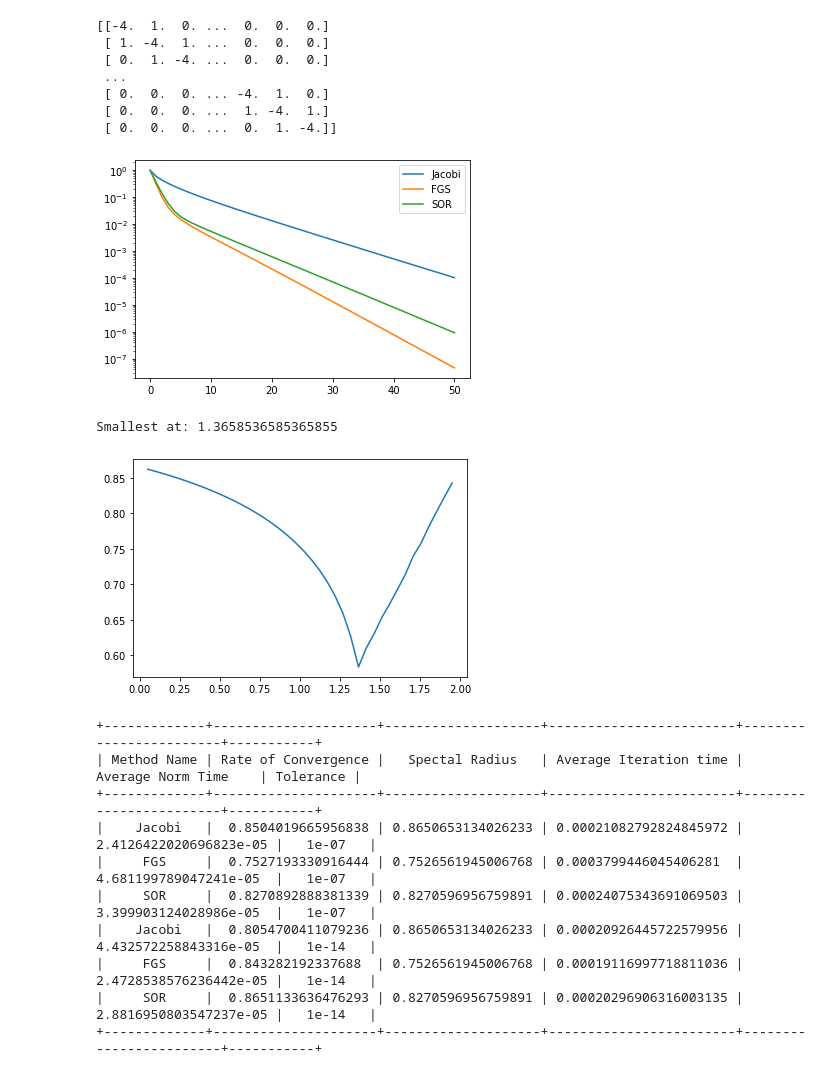
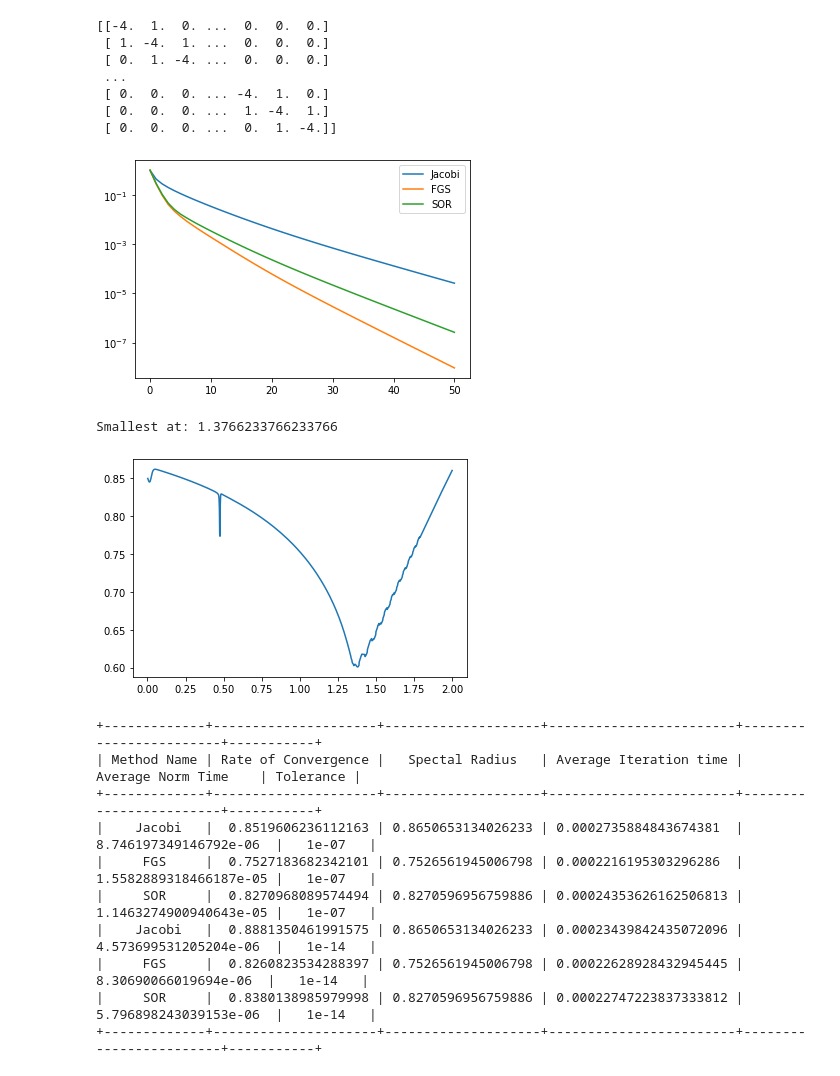
Before and after one commit to CelestialCry/Numerical-Methods, a Jupyter notebook: Øving/Assignment1.ipynb, the cells around one changed output. Cells and saved outputs as stored; diff of their text form; code cells hidden in the pictures.

```diff
--- a/Øving/Assignment1.ipynb
+++ b/Øving/Assignment1.ipynb
@@ -498,42 +498,42 @@ def testIteration(Iterative, initVal = False, A = test, f = randomVec(9, 10), u0
     return diffRes[-1], specRad, avgItTime, avgDiffTime, TOL, relRes
 # %%
 # This is part one of the solution to taks i)
-def rankResidues(A, printable = False):
+def rankResidues(A, w=0.7, printable = False):
     """
     A function which makes a plot of the relative residues from the different methods
     It generates a random f and creates a random guess, to randomize the test
 
     --Parameter--
     A - NumPy Matrix
         The matrix to use a base for the iteration problem
 
     --Side-effect--
     Prints a plot of the residues
 
     --Returns--
     A tuple of the residues
     """
 
     f, u = randomVec(100, 10), randomVec(100, 10)
     methods = [jacobiMeth, ForwardGSMeth, SuccessOverRelaxMeth]
     names = ["Jacobi", "FGS", "SOR"]
 
-    pilates = [testIteration(meth, False, A, f, u, 50, 1e-10, 0.7)[-1] for meth in methods]
+    pilates = [testIteration(meth, False, A, f, u, 50, 1e-10, w)[-1] for meth in methods]
 
     for i in range(len(names)):
         pilates[i] = (names[i], pilates[i])
 
     if printable:
         plt.figure()
         for el in pilates:
             plt.semilogy(el[1], label = el[0])
         plt.legend()
 
     return pilates
 
 hack = rankResidues(toRun, True) # Need to bind the output, so that jupyter won't print it
 # %% [output]
-[figure, old version]
+[figure, new version]
 # %%
 # This is part two of the solution of i)
 def optimalSOR(fineness, A, f, u, printable = False):
@@ -571,18 +571,18 @@ f, u = randomVec(100, 10), randomVec(100, 10)
 
 smol = (0, 1)
 
-somethingsomething, tests = optimalSOR(40, toRun, f, u, True)
+somethingsomething, tests = optimalSOR(1000, toRun, f, u, True)
 pairing = [(somethingsomething[i], tests[i][0]) for i in range(len(tests))]
 for tup in pairing:
     if tup[1] < smol[1]: smol = tup
 
 print(f"Smallest at: {smol[0]}")
 # %% [output]
-Smallest at: 1.3658536585365855
+Smallest at: 1.3766233766233766
-[figure, old version]
+[figure, new version]
 # %%
 # Solution of ii)
-def rankMethods(A, printable = False):
+def rankMethods(A, w=0.5, printable = False):
     """
     A function which makes a table of statistics from the different methods
     It generates a random f and creates a random guess, to randomize the test
@@ -602,7 +602,7 @@ def rankMethods(A, printable = False):
     methods = [jacobiMeth, ForwardGSMeth, SuccessOverRelaxMeth]
     names = ["Jacobi", "FGS", "SOR"]
     tolerances = [1e-7, 1e-14]
-    others = [list(testIteration(meth, False, A, f, u, 1000, tol, 0.5))[:-1] for tol in tolerances for meth in methods]
+    others = [list(testIteration(meth, False, A, f, u, 1000, tol, w)[:-1] for tol in tolerances for meth in methods]
 
     for i in range(len(others)):
         others[i].insert(0, names[i%3])
@@ -624,11 +624,11 @@ hack = rankMethods(toRun, True) # Need to bind the output, so that jupyter won't
 +-------------+---------------------+--------------------+------------------------+------------------------+-----------+
 | Method Name | Rate of Convergence |   Spectal Radius   | Average Iteration time |   Average Norm Time    | Tolerance |
 +-------------+---------------------+--------------------+------------------------+------------------------+-----------+
-|    Jacobi   |  0.8504019665956838 | 0.8650653134026233 | 0.00021082792824845972 | 2.4126422020696823e-05 |   1e-07   |
-|     FGS     |  0.7527193330916444 | 0.7526561945006768 | 0.0003799446045406281  | 4.681199789047241e-05  |   1e-07   |
-|     SOR     |  0.8270892888381339 | 0.8270596956759891 | 0.00024075343691069503 | 3.399903124028986e-05  |   1e-07   |
-|    Jacobi   |  0.8054700411079236 | 0.8650653134026233 | 0.00020926445722579956 | 4.432572258843316e-05  |   1e-14   |
-|     FGS     |  0.843282192337688  | 0.7526561945006768 | 0.00019116997718811036 | 2.4728538576236442e-05 |   1e-14   |
-|     SOR     |  0.8651133636476293 | 0.8270596956759891 | 0.00020296906316003135 | 2.8816950803547237e-05 |   1e-14   |
+|    Jacobi   |  0.8519606236112163 | 0.8650653134026233 | 0.0002735884843674381  | 8.746197349146792e-06  |   1e-07   |
+|     FGS     |  0.7527183682342101 | 0.7526561945006798 | 0.0002216195303296286  | 1.5582889318466187e-05 |   1e-07   |
+|     SOR     |  0.8270968089574494 | 0.8270596956759886 | 0.00024353626162506813 | 1.1463274900940643e-05 |   1e-07   |
+|    Jacobi   |  0.8881350461991575 | 0.8650653134026233 | 0.00023439842435072096 | 4.573699531205204e-06  |   1e-14   |
+|     FGS     |  0.8260823534288397 | 0.7526561945006798 | 0.00022628928432945445 |  8.30690066019694e-06  |   1e-14   |
+|     SOR     |  0.8380138985979998 | 0.8270596956759886 | 0.00022747223837333812 | 5.796898243039153e-06  |   1e-14   |
 +-------------+---------------------+--------------------+------------------------+------------------------+-----------+
 # %%
```
Also changed, not shown: parts of 2 cells of this notebook.
